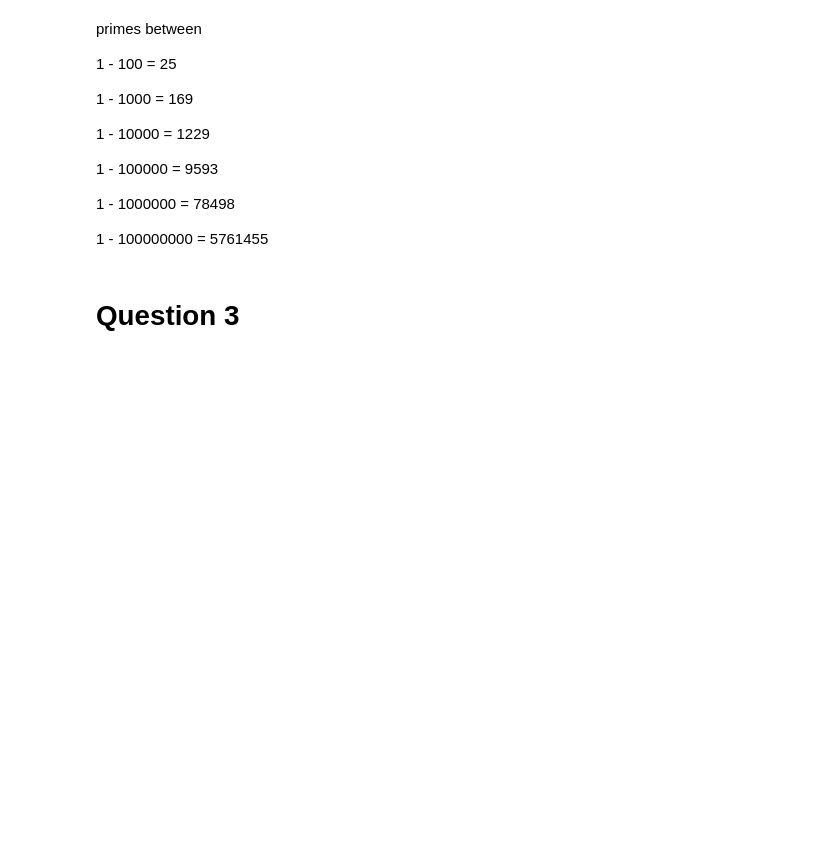
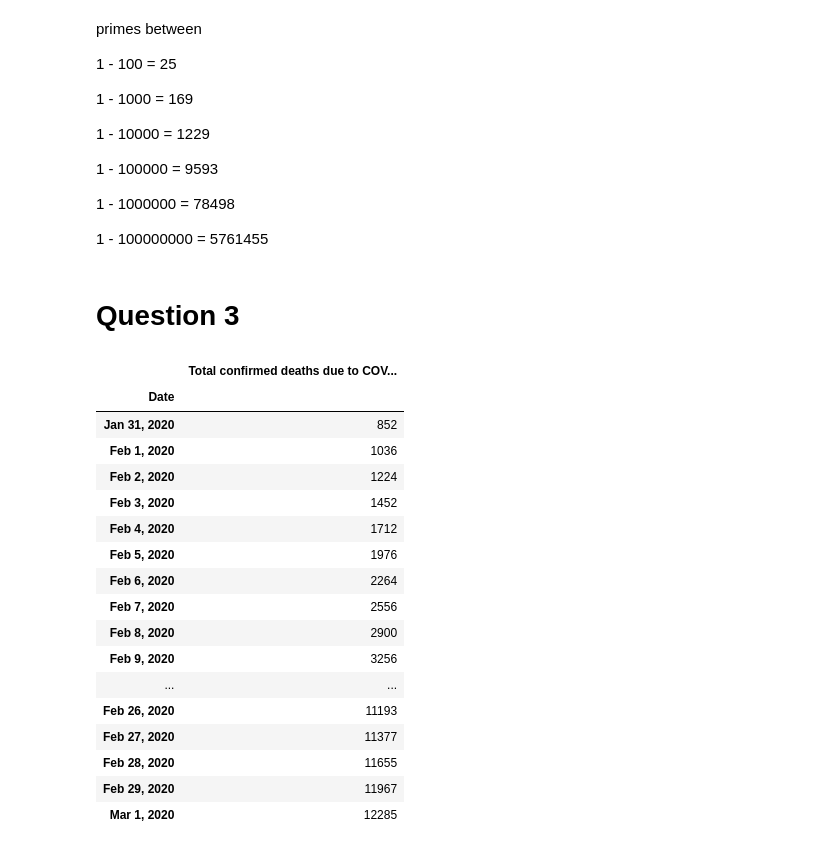
Before and after one commit to SuryaSrikanth/ASM-Project, a Jupyter notebook: ass2/assignment 2.ipynb, the cells around one changed output. Drawn from its saved outputs; the diff is of its cells as text; code cells hidden in the pictures; blank space fills up the shorter version.

```diff
--- a/ass2/assignment 2.ipynb
+++ b/ass2/assignment 2.ipynb
@@ -116,0 +162,24 @@ primes between
+# %%
+df = pd.read_csv('total-deaths-covid-19.csv')
+df = df.groupby(['Date']).sum().sort_values('Total confirmed deaths due to COVID-19 (deaths)')
+df = df.iloc[31:62,:]
+df
+# %% [output]
+|  | Total confirmed deaths due to COV... |
+| Date |  |
+| Jan 31, 2020 | 852 |
+| Feb 1, 2020 | 1036 |
+| Feb 2, 2020 | 1224 |
+| Feb 3, 2020 | 1452 |
+| Feb 4, 2020 | 1712 |
+| Feb 5, 2020 | 1976 |
+| Feb 6, 2020 | 2264 |
+| Feb 7, 2020 | 2556 |
+| Feb 8, 2020 | 2900 |
+| Feb 9, 2020 | 3256 |
+| ... | ... |
+| Feb 26, 2020 | 11193 |
+| Feb 27, 2020 | 11377 |
+| Feb 28, 2020 | 11655 |
+| Feb 29, 2020 | 11967 |
+| Mar 1, 2020 | 12285 |
```
Also changed, not shown: parts of 6 cells of this notebook.
